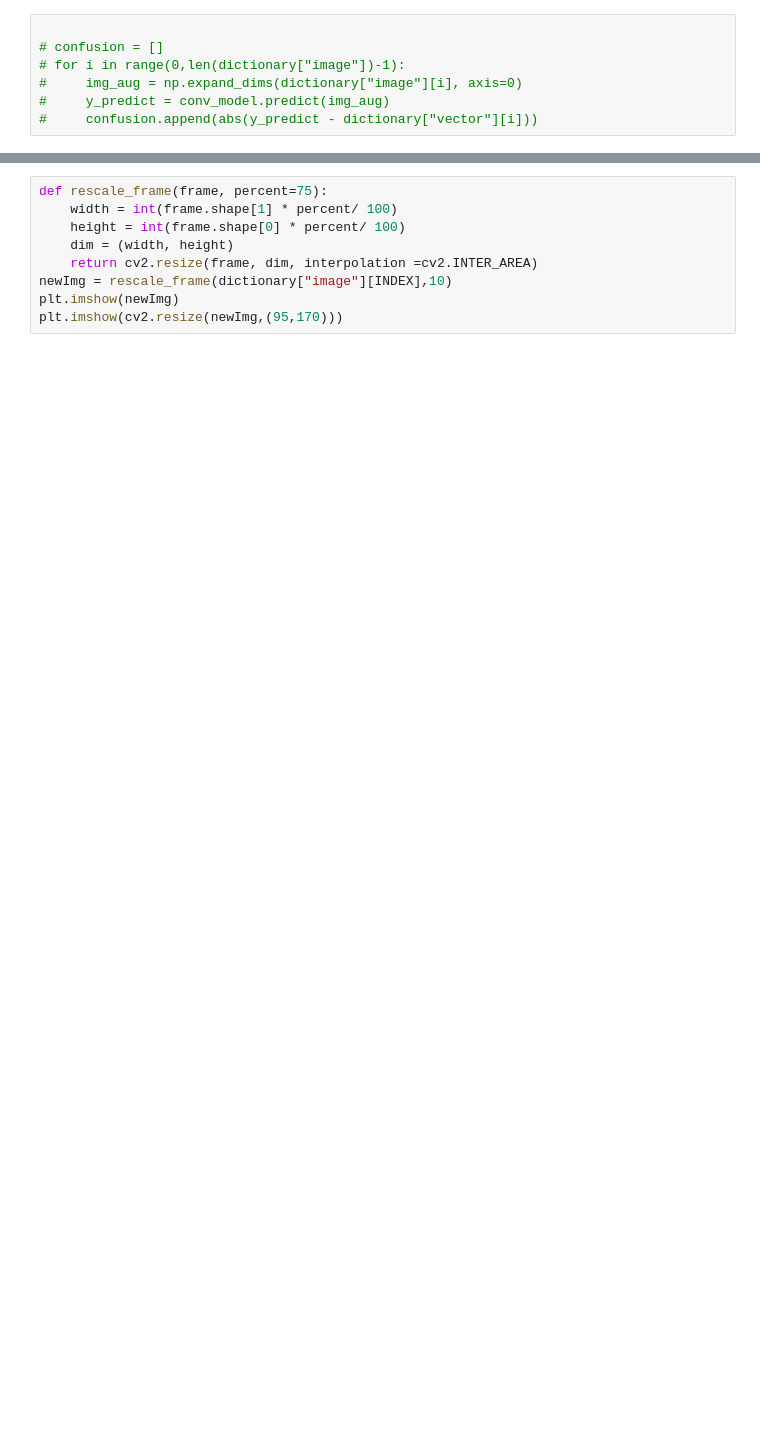
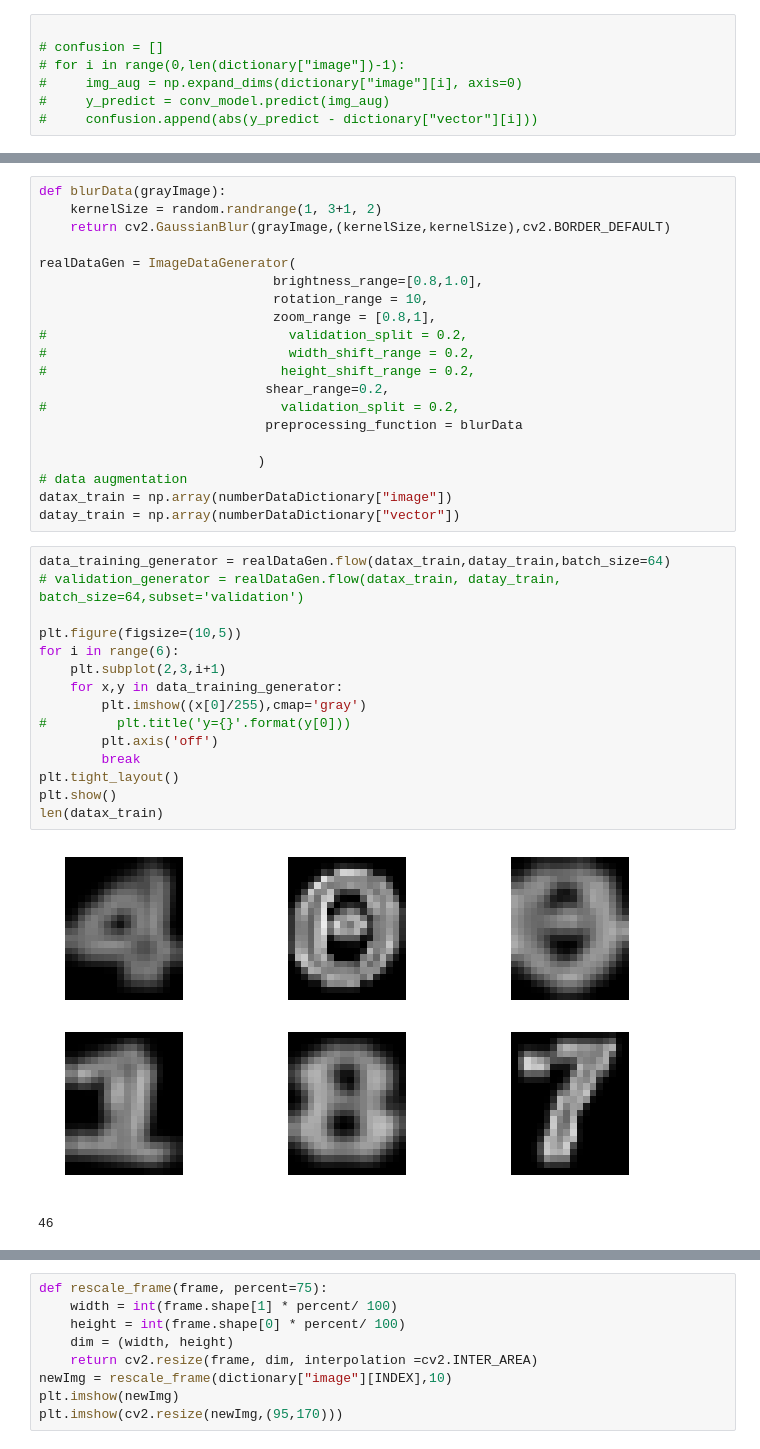
Before and after one commit to kzizz/license_plate_detection_CNN, a Jupyter notebook: plateDetection.ipynb, the cells around one changed output, grey strips where cells are left out. Drawn from its saved outputs; the diff is of its cells as text; blank space fills up the shorter version.

```diff
--- a/plateDetection.ipynb
+++ b/plateDetection.ipynb
@@ -346 +418,39 @@ dataPath = "./realData"
+# %%
+def blurData(grayImage):
+    kernelSize = random.randrange(1, 3+1, 2)
+    return cv2.GaussianBlur(grayImage,(kernelSize,kernelSize),cv2.BORDER_DEFAULT)
+
+realDataGen = ImageDataGenerator(
+                              brightness_range=[0.8,1.0],
+                              rotation_range = 10,
+                              zoom_range = [0.8,1],
+#                               validation_split = 0.2,
+#                               width_shift_range = 0.2,
+#                              height_shift_range = 0.2,
+                             shear_range=0.2,
+#                              validation_split = 0.2,
+                             preprocessing_function = blurData
+
+                            )
+# data augmentation
+datax_train = np.array(numberDataDictionary["image"])
+datay_train = np.array(numberDataDictionary["vector"])
+# %%
+data_training_generator = realDataGen.flow(datax_train,datay_train,batch_size=64)
+# validation_generator = realDataGen.flow(datax_train, datay_train, batch_size=64,subset='validation')
+
+plt.figure(figsize=(10,5))
+for i in range(6):
+    plt.subplot(2,3,i+1)
+    for x,y in data_training_generator:
+        plt.imshow((x[0]/255),cmap='gray')
+#         plt.title('y={}'.format(y[0]))
+        plt.axis('off')
+        break
+plt.tight_layout()
+plt.show()
+len(datax_train)
+# %% [output]
+[figure, added]
+46
 # %%
```
Also changed, not shown: parts of 19 cells of this notebook, 3 other files.
